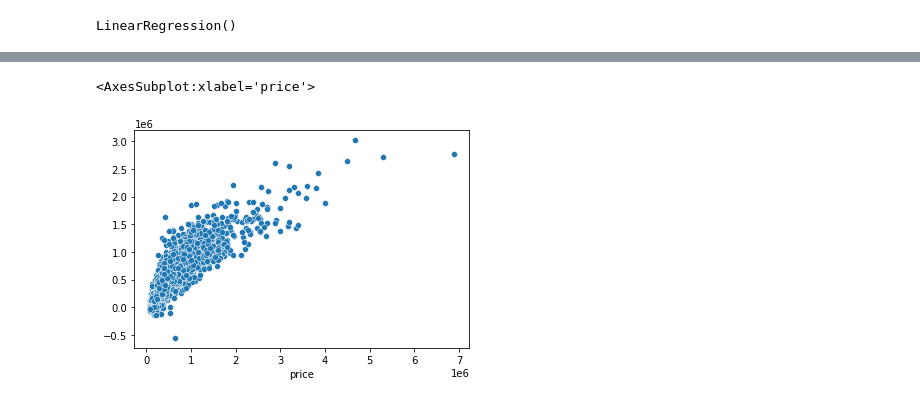
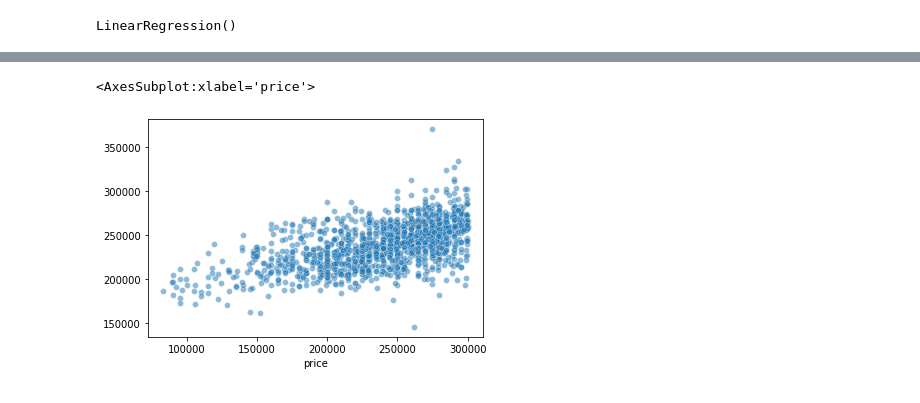
Before and after one commit to kurkurzz/linear-regression-house-price, a Jupyter notebook: predict_house_price.ipynb, the cells around one changed output, grey strips where cells are left out. Saved outputs shown, nothing was run; the diff lists cells and outputs as text; code cells hidden in the pictures.

```diff
--- a/predict_house_price.ipynb
+++ b/predict_house_price.ipynb
@@ -146,0 +156,3 @@ sns.scatterplot('month','price', data=df)
+# %%
+df.drop('sqft_basement',axis=1,inplace=True)
+df.head()
@@ -146,0 +171,5 @@ sns.scatterplot('month','price', data=df)
+# %%
+df['above'] = df['sqft_above'].apply(lambda x: 1 if (x>1) else 0)
+# %%
+df.drop('sqft_above',axis=1,inplace=True)
+df.head()
@@ -146,0 +195,3 @@ sns.scatterplot('month','price', data=df)
+# %%
+df = df[df['price']<300000]
+df.count()
@@ -200,8 +269,8 @@ array([536749.26469964, 668561.61744678, 550121.85357034, ...,
 # %%
-sns.scatterplot(y_test,predictions)
+sns.scatterplot(y_test,predictions,alpha=0.5)
 # %% [output]
 <AxesSubplot:xlabel='price'>
-[figure, old version]
+[figure, new version]
 # %%
 sns.distplot((y_test-predictions))
 # %% [output]
```
Also changed, not shown: parts of 18 cells of this notebook, 1 other file.
